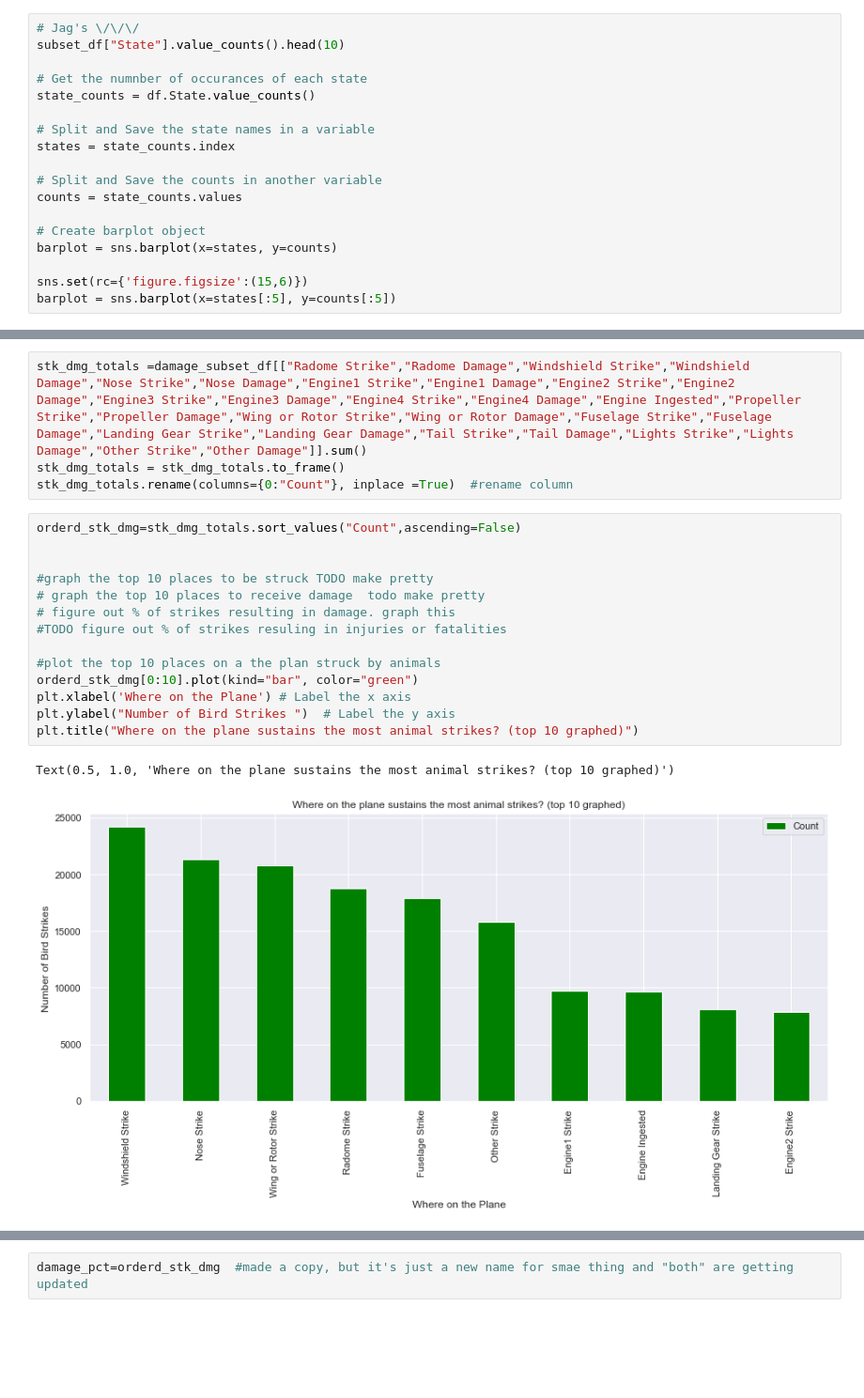
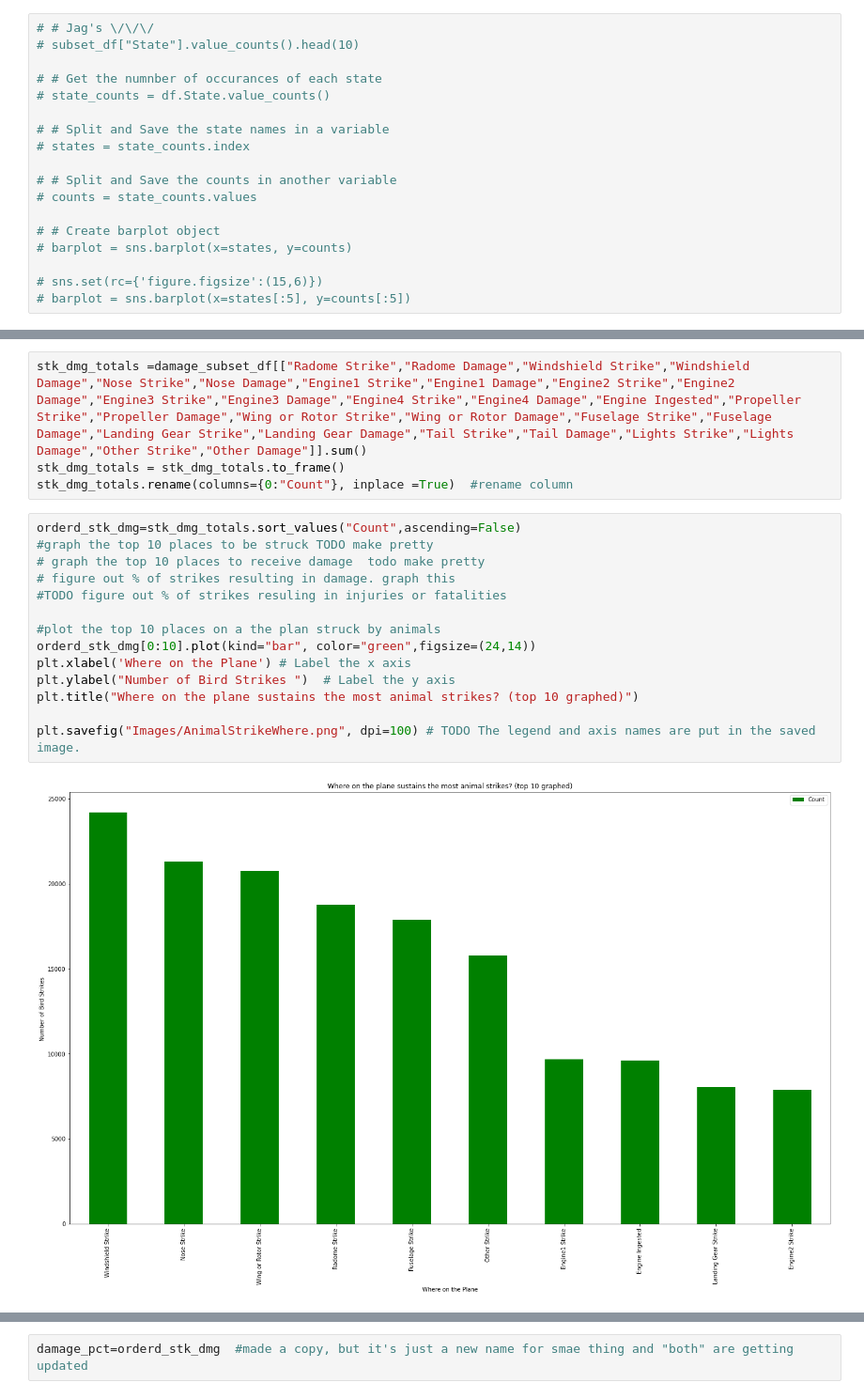
Before and after one commit to jagnoor/Aircraft-Wildlife-Strikes, a Jupyter notebook: planeVsBird_2.ipynb, the cells around one changed output, grey strips where cells are left out. Shown: that part at 94% size. Saved outputs shown, nothing was run; the diff lists cells and outputs as text; blank space fills up the shorter version.

Commit message:
images saved and sizing done

```diff
--- a/planeVsBird_2.ipynb
+++ b/planeVsBird_2.ipynb
@@ -94,20 +76,20 @@ subset_df
 | 174103 | 2015 | 9 | AUGUSTA REGIONAL ARPT AT BUSH FLD | KAGS | GA | CRJ100/200 | A | CLIMB | ... |
 174104 rows × 11 columns
 # %%
-# Jag's \/\/\/
-subset_df["State"].value_counts().head(10)
+# # Jag's \/\/\/
+# subset_df["State"].value_counts().head(10)
 
-# Get the numnber of occurances of each state
-state_counts = df.State.value_counts()
+# # Get the numnber of occurances of each state
+# state_counts = df.State.value_counts()
 
-# Split and Save the state names in a variable
-states = state_counts.index
+# # Split and Save the state names in a variable
+# states = state_counts.index
 
-# Split and Save the counts in another variable
-counts = state_counts.values
+# # Split and Save the counts in another variable
+# counts = state_counts.values
 
-# Create barplot object
-barplot = sns.barplot(x=states, y=counts)
+# # Create barplot object
+# barplot = sns.barplot(x=states, y=counts)
 
-sns.set(rc={'figure.figsize':(15,6)})
-barplot = sns.barplot(x=states[:5], y=counts[:5])
+# sns.set(rc={'figure.figsize':(15,6)})
+# barplot = sns.barplot(x=states[:5], y=counts[:5])
@@ -381,21 +287,20 @@ stk_dmg_totals = stk_dmg_totals.to_frame()
 stk_dmg_totals.rename(columns={0:"Count"}, inplace =True)  #rename column
 # %%
 orderd_stk_dmg=stk_dmg_totals.sort_values("Count",ascending=False)
-
-
 #graph the top 10 places to be struck TODO make pretty
 # graph the top 10 places to receive damage  todo make pretty
 # figure out % of strikes resulting in damage. graph this
 #TODO figure out % of strikes resuling in injuries or fatalities
 
 #plot the top 10 places on a the plan struck by animals
-orderd_stk_dmg[0:10].plot(kind="bar", color="green")
+orderd_stk_dmg[0:10].plot(kind="bar", color="green",figsize=(24,14))
 plt.xlabel('Where on the Plane') # Label the x axis
 plt.ylabel("Number of Bird Strikes ")  # Label the y axis
 plt.title("Where on the plane sustains the most animal strikes? (top 10 graphed)")
+
+plt.savefig("Images/AnimalStrikeWhere.png", dpi=100) # TODO The legend and axis names are put in the saved image.
 # %% [output]
-Text(0.5, 1.0, 'Where on the plane sustains the most animal strikes? (top 10 graphed)')
-[figure, old version]
+[figure, new version]
 # %%
 dmg_only = stk_dmg_totals.loc[stk_dmg_totals.index.str.contains('Damage')].sort_values("Count",ascending=False)
 
```
Also changed, not shown: parts of 14 cells of this notebook, 6 other files.
